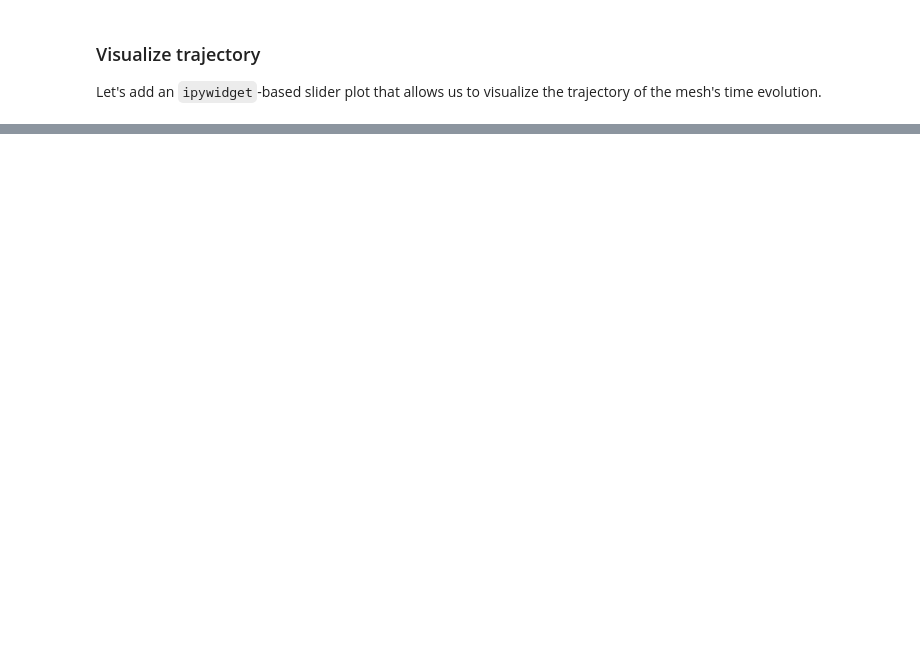
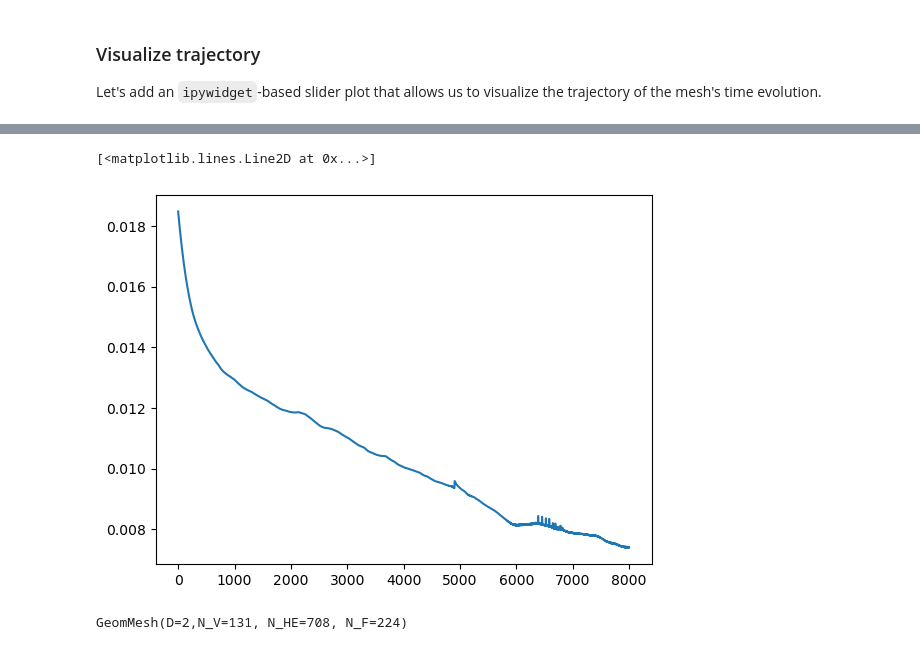
Before and after one commit to nikolas-claussen/triangulax, a Jupyter notebook: nbs/03_area_perimeter_model.ipynb, the cells around one changed output, grey strips where cells are left out. Drawn from its saved outputs; the diff is of its cells as text; code cells hidden in the pictures; blank space fills up the shorter version.

```diff
--- a/nbs/03_area_perimeter_model.ipynb
+++ b/nbs/03_area_perimeter_model.ipynb
@@ -502,0 +822,9 @@ Let's add an `ipywidget`-based slider plot that allows us to visualize the traje
+# %%
+plt.plot(energies_sde)
+# %% [output]
+[<matplotlib.lines.Line2D at 0x...>]
+[figure, added]
+# %%
+msh.set_voronoi_face_positions(geommesh_traj_sde[-1], hemesh_traj_sde[-1])
+# %% [output]
+GeomMesh(D=2,N_V=131, N_HE=708, N_F=224)
```
Also changed, not shown: parts of 27 cells of this notebook, 53 other files.
